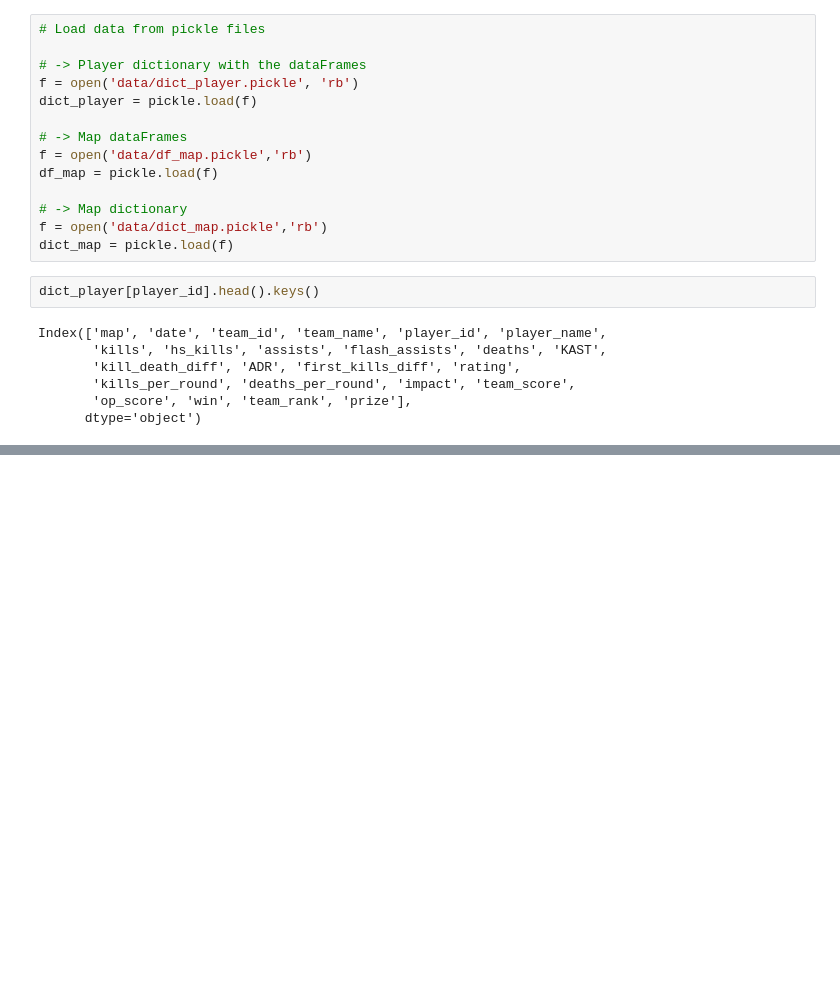
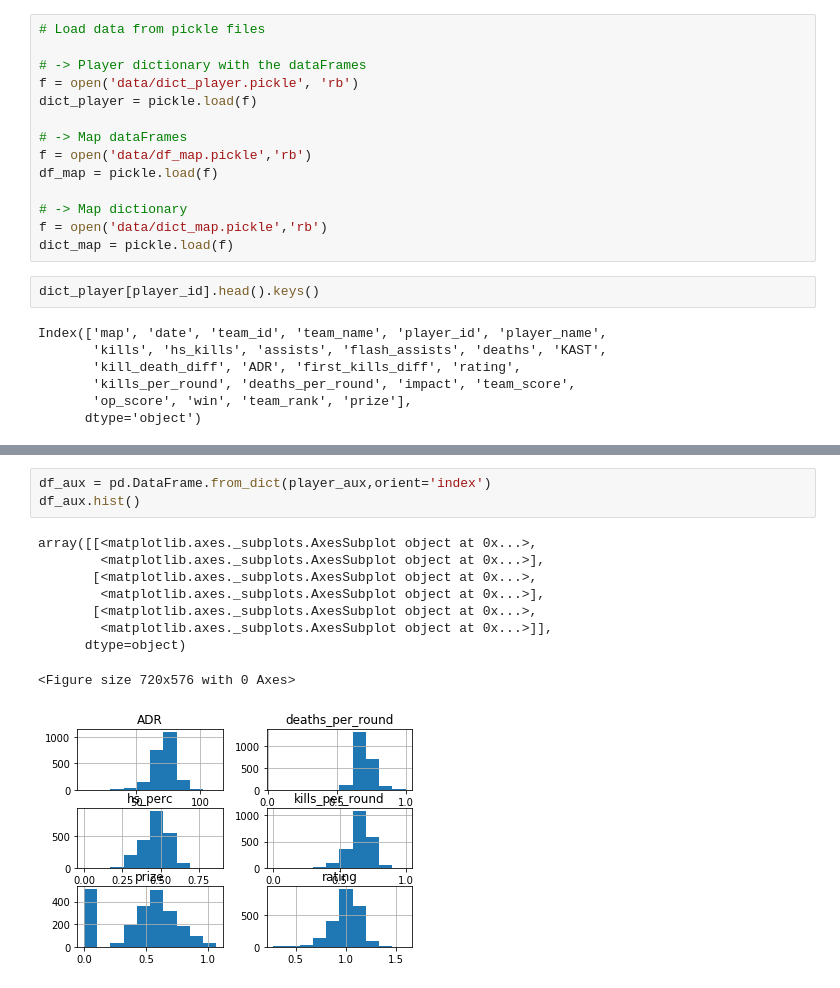
Before and after one commit to emmanuel-garza/insight-csgo, a Jupyter notebook: similarity_score.ipynb, the cells around one changed output, grey strips where cells are left out. Saved outputs shown, nothing was run; the diff lists cells and outputs as text; blank space fills up the shorter version.

```diff
--- a/similarity_score.ipynb
+++ b/similarity_score.ipynb
@@ -144,0 +175,13 @@ print( dxy/nx/ny)
+# %%
+df_aux = pd.DataFrame.from_dict(player_aux,orient='index')
+df_aux.hist()
+# %% [output]
+array([[<matplotlib.axes._subplots.AxesSubplot object at 0x...>,
+        <matplotlib.axes._subplots.AxesSubplot object at 0x...>],
+       [<matplotlib.axes._subplots.AxesSubplot object at 0x...>,
+        <matplotlib.axes._subplots.AxesSubplot object at 0x...>],
+       [<matplotlib.axes._subplots.AxesSubplot object at 0x...>,
+        <matplotlib.axes._subplots.AxesSubplot object at 0x...>]],
+      dtype=object)
+<Figure size 720x576 with 0 Axes>
+[figure, added]
```
Also changed, not shown: parts of 9 cells of this notebook, 7 other files.
